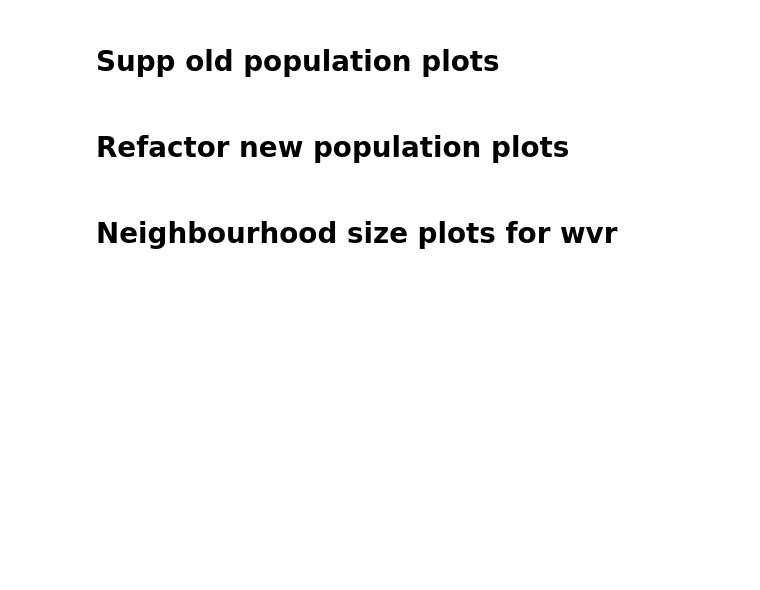
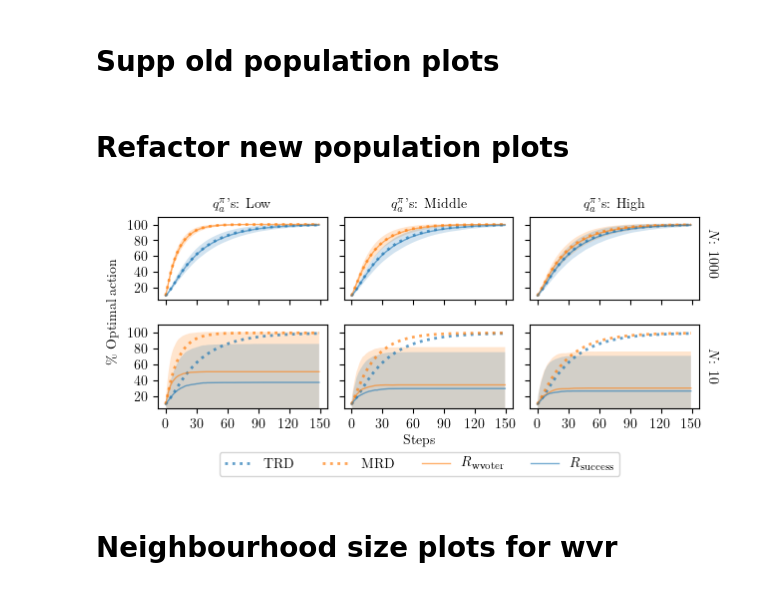
Before and after one commit to MISTLab/HiveMindRL, a Jupyter notebook: src/populations.ipynb, the cells around one changed output. Saved outputs shown, nothing was run; the diff lists cells and outputs as text; code cells hidden in the pictures; blank space fills up the shorter version.

```diff
--- a/src/populations.ipynb
+++ b/src/populations.ipynb
@@ -280,7 +280,10 @@ for name in ["evenly spaced", "near zero", "near one"]:
 population_sizes = [1000, 10]
 seeds = 1000
 fontsize = 10
-
+n_proc = 20
+device = "cpu"
+disjoint_neighbourhood = False
+use_neighbourhood = True
 names = ["near zero", "evenly spaced", "near one"]
 names_dict = {
     names[0]: "Low",
@@ -312,7 +315,7 @@ fig.text(
 fig.text(
     0.92,
     0.73,
-    r"$\mathcal{P}$: " + f"{population_sizes[0]}",
+    r"$N$: " + f"{population_sizes[0]}",
     horizontalalignment="center",
     verticalalignment="center",
     rotation=270,
@@ -321,7 +324,7 @@ fig.text(
 fig.text(
     0.92,
     0.28,
-    r"$\mathcal{P}$: " + f"{population_sizes[1]}",
+    r"$N$: " + f"{population_sizes[1]}",
     horizontalalignment="center",
     verticalalignment="center",
     rotation=270,
@@ -385,21 +388,35 @@ for i, ax in enumerate(axs):
         population_size = population_sizes[1]
 
     step = steps_dict[name]
+    nei_size = population_size
 
-    mean_rewards_trd, optimal_action_trd = replicator_dynamic(
+    _, optimal_action_trd = replicator_dynamic(
         delta=1, bandit=bandit, steps=step, trd=True
     )
 
-    mean_rewards_mrd, optimal_action_mrd = replicator_dynamic(
+    _, optimal_action_mrd = replicator_dynamic(
         delta=1, bandit=bandit, steps=step, trd=False
     )
 
-    mean_rewards_is, optimal_action_is = imitaton_of_success(
-        steps=step, population_size=population_size, seeds=seeds, bandit=bandit
+    _, optimal_action_wvr = run_parallel_simulation_wvr(
+        steps=step,
+        population_size=population_size,
+        seeds=seeds,
+        neighbourhood_size=nei_size,
+        disjoint_neighbourhood=disjoint_neighbourhood,
+        use_neighbourhood=use_neighbourhood,
+        name=name,
+        n_proc=n_proc,
+        device=device,
     )
 
-    mean_rewards_wvr, optimal_action_wvr = weighted_voter_rule(
-        steps=step, population_size=population_size, seeds=seeds, bandit=bandit
+    _, optimal_action_is = run_parallel_simulation_is(
+        steps=step,
+        population_size=population_size,
+        iterations=seeds,
+        name=name,
+        n_proc=n_proc,
+        device=device,
     )
 
     ax.plot(
@@ -444,33 +461,35 @@ for i, ax in enumerate(axs):
         label=r"$R_{\text{success}}$",
         color=colors[0],
         linewidth=1,
         alpha=0.6,
     )
 
     ax.fill_between(
         range(step),
         optimal_action_is.mean(axis=0) * 100 - optimal_action_is.std(axis=0) * 100,
         optimal_action_is.mean(axis=0) * 100 + optimal_action_is.std(axis=0) * 100,
         facecolor=colors[0],
         alpha=0.2,
     )
 
 
 lines_labels = [axs[0].get_legend_handles_labels(), axs[1].get_legend_handles_labels()]
 lines, labels = [sum(lol, []) for lol in zip(*lines_labels)]
 unique = dict(zip(labels, lines))
 
 fig.legend(
     unique.values(),
     unique.keys(),
     loc="upper center",
     bbox_to_anchor=(0.5, -0.04),
     ncol=4,
     fontsize=fontsize,
 )
 
 
 plt.savefig(f"population_experiments.pdf", bbox_inches="tight", dpi=900)
+# %% [output]
+[figure, added]
 # %% [markdown]
 # Neighbourhood size plots for wvr
 # %%
```
Also changed, not shown: parts of 3 cells of this notebook, 22 other files.
